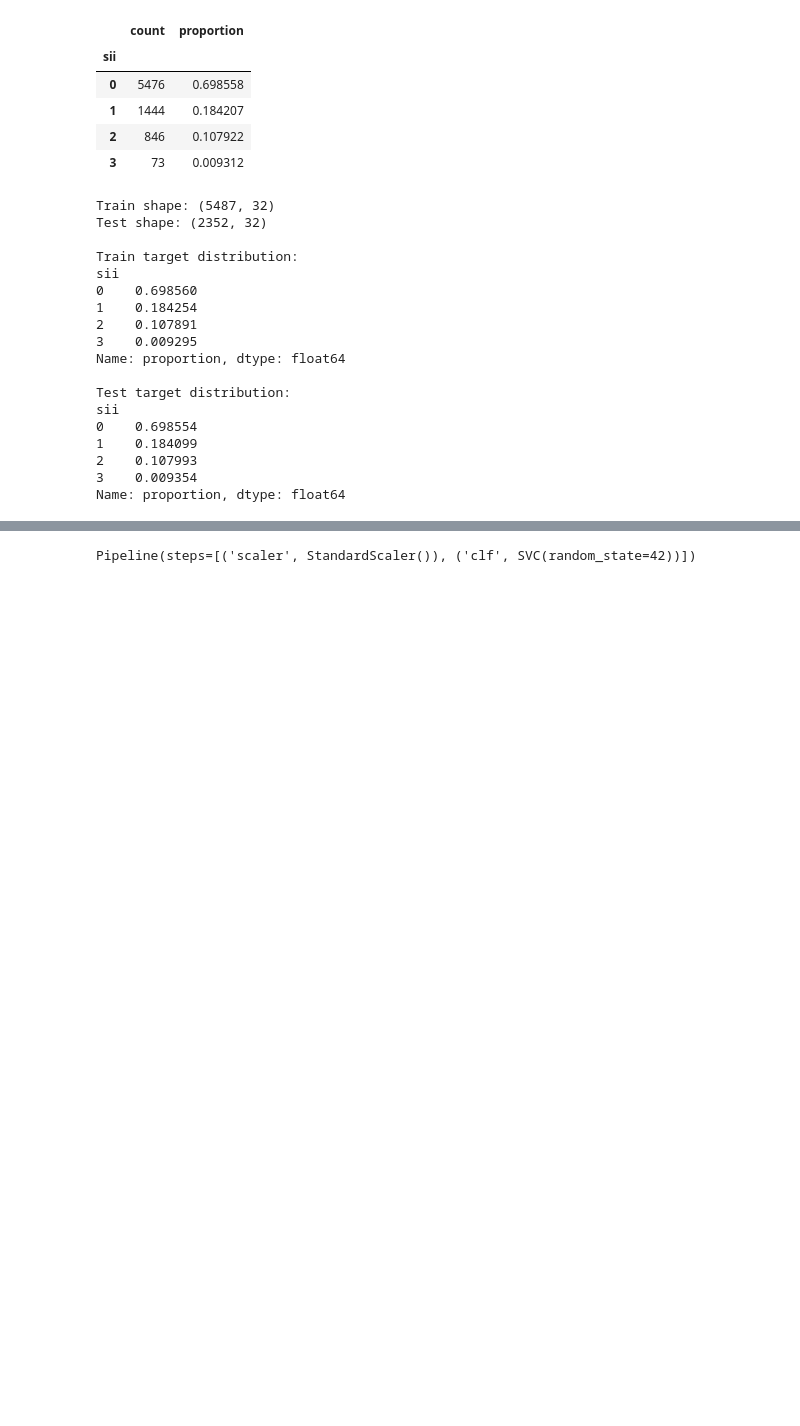
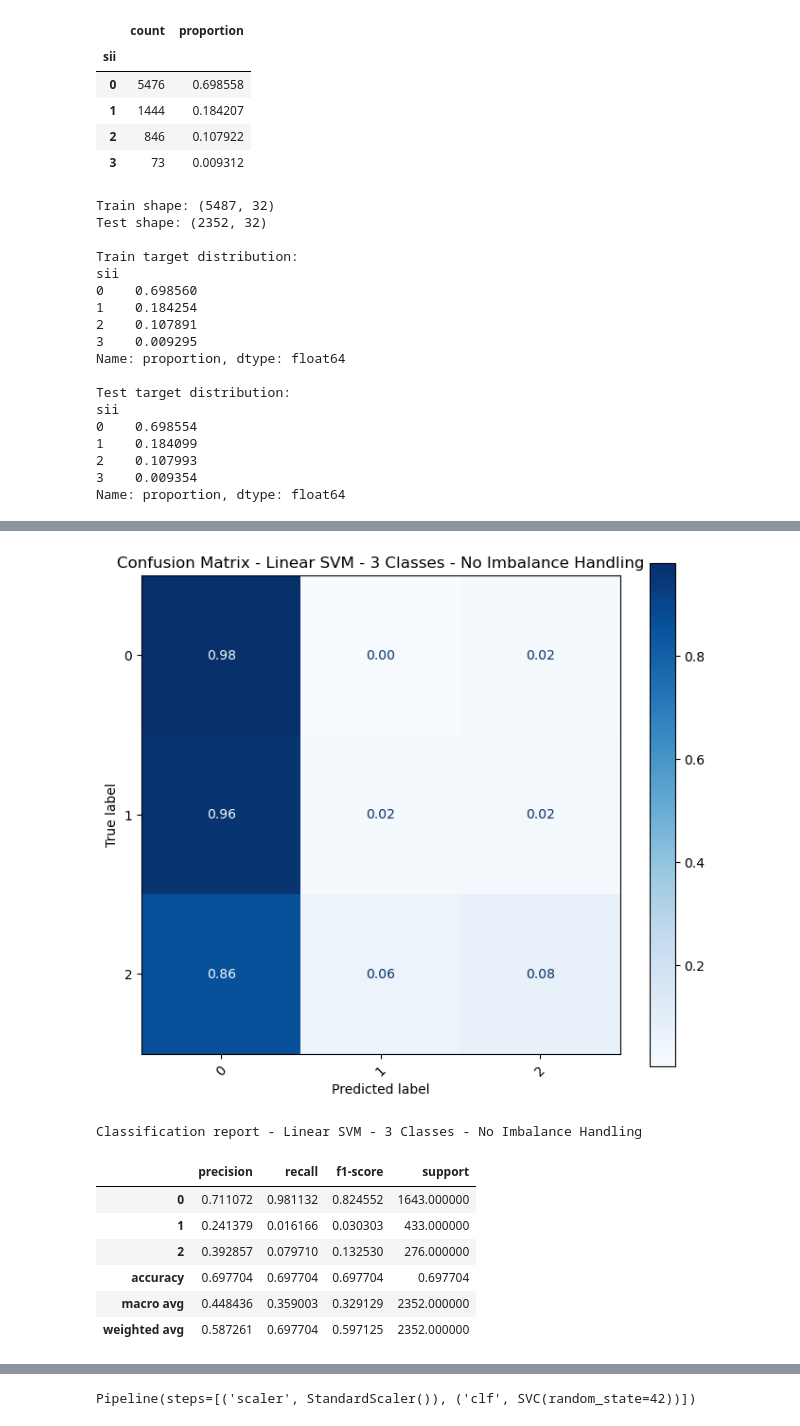
Before and after one commit to lorenzobuccolini03/Data-Mining---Advanced-Topics, a Jupyter notebook: Advanced Classification/SVM_lin_nonlin.ipynb, the cells around one changed output, grey strips where cells are left out. Cells and saved outputs as stored; diff of their text form; code cells hidden in the pictures; blank space fills up the shorter version.

```diff
--- a/Advanced Classification/SVM_lin_nonlin.ipynb
+++ b/Advanced Classification/SVM_lin_nonlin.ipynb
@@ -85,0 +266,19 @@ cv = StratifiedKFold(
+# %%
+from sklearn.model_selection import train_test_split
+
+X_train_3, X_test_3, y_train_3, y_test_3 = train_test_split(
+    X,
+    y_3,
+    test_size=0.30,
+    random_state=42,
+    stratify=y_3
+)
+
+print("Train shape:", X_train_3.shape)
+print("Test shape:", X_test_3.shape)
+
+print("\nTrain distribution:")
+print(y_train_3.value_counts(normalize=True).sort_index())
+
+print("\nTest distribution:")
+print(y_test_3.value_counts(normalize=True).sort_index())
@@ -85,0 +344,27 @@ cv = StratifiedKFold(
+# %%
+import numpy as np
+
+best_linear_svm_3_no_imbalance = grid_linear_svm_3_no_imbalance.best_estimator_
+
+results_linear_svm_3_no_imbalance, report_linear_svm_3_no_imbalance = evaluate_classifier(
+    model=best_linear_svm_3_no_imbalance,
+    X_test=X_test_3,
+    y_test=y_test_3,
+    model_name="Linear SVM - 3 Classes - No Imbalance Handling",
+    labels=np.sort(y_3.unique()),
+    average="weighted",
+    plot_confusion=True,
+    plot_roc=False,
+    plot_pr=False,
+    normalize_cm="true"
+)
+# %% [output]
+[figure, added]
+Classification report - Linear SVM - 3 Classes - No Imbalance Handling
+|  | precision | recall | f1-score | support |
+| 0 | 0.711072 | 0.981132 | 0.824552 | 1643.000000 |
+| 1 | 0.241379 | 0.016166 | 0.030303 | 433.000000 |
+| 2 | 0.392857 | 0.079710 | 0.132530 | 276.000000 |
+| accuracy | 0.697704 | 0.697704 | 0.697704 | 0.697704 |
+| macro avg | 0.448436 | 0.359003 | 0.329129 | 2352.000000 |
+| weighted avg | 0.587261 | 0.697704 | 0.597125 | 2352.000000 |
```
Also changed, not shown: parts of 10 cells of this notebook, 2 other files.
